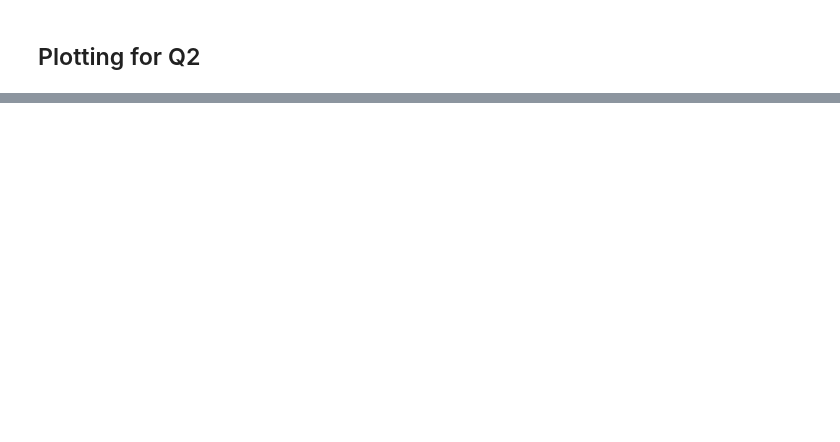
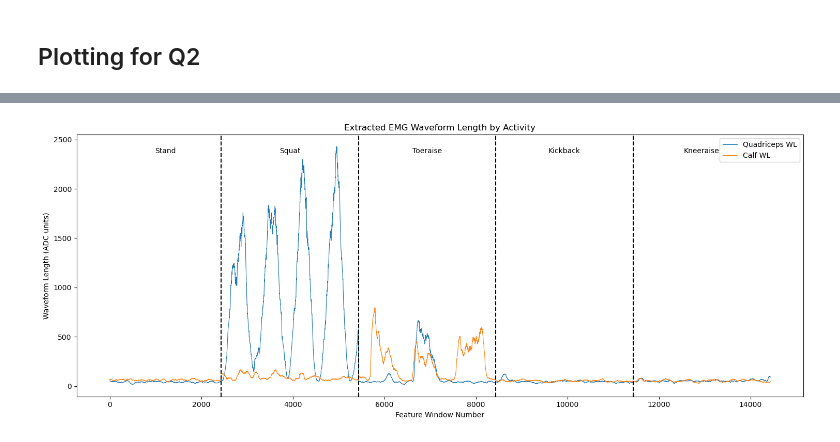
Before and after one commit to groggero/Wearables_Laboratories, a Jupyter notebook: LAB_2/data_movement/movement_lab2.ipynb, the cells around one changed output, grey strips where cells are left out. Cells and saved outputs as stored; diff of their text form; code cells hidden in the pictures; blank space fills up the shorter version.

```diff
--- a/LAB_2/data_movement/movement_lab2.ipynb
+++ b/LAB_2/data_movement/movement_lab2.ipynb
@@ -548,0 +558,35 @@ plt.show()
+# %%
+# Reuse extracted waveform length features: quadriceps column 1, calf column 7.
+activity_names = ["Stand", "Squat", "Toeraise", "Kickback", "Kneeraise"]
+wl_frames = [
+    pd.DataFrame(features[n_samples-1000:n_samples*2-1000, [1, 7]], columns=["Quadriceps WL", "Calf WL"])
+    for features in train_features_per_activity
+]
+df_wl_all = pd.concat(wl_frames, ignore_index=True)
+wl_lengths = [len(frame) for frame in wl_frames]
+wl_boundaries = np.cumsum(wl_lengths)
+
+fig, ax = plt.subplots(figsize=(15, 6))
+ax.plot(df_wl_all["Quadriceps WL"], label="Quadriceps WL", linewidth=0.8)
+ax.plot(df_wl_all["Calf WL"], label="Calf WL", linewidth=0.8)
+
+for boundary in wl_boundaries[:-1]:
+    ax.axvline(boundary, color="black", linestyle="--")
+
+start = 0
+for name, length in zip(activity_names, wl_lengths):
+    if length:
+        ax.text(
+            start + length / 2, 0.93, name,
+            transform=ax.get_xaxis_transform(), ha="center"
+        )
+    start += length
+
+ax.set_title("Extracted EMG Waveform Length by Activity")
+ax.set_xlabel("Feature Window Number")
+ax.set_ylabel("Waveform Length (ADC units)")
+ax.legend()
+plt.tight_layout()
+plt.show()
+# %% [output]
+[figure, added]
```
Also changed, not shown: parts of 6 cells of this notebook.
